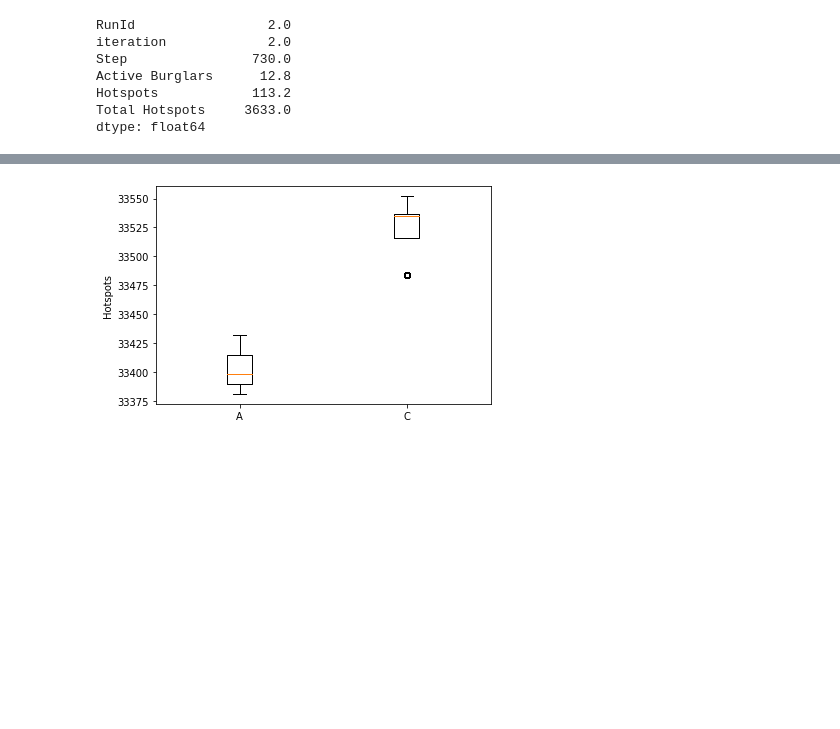
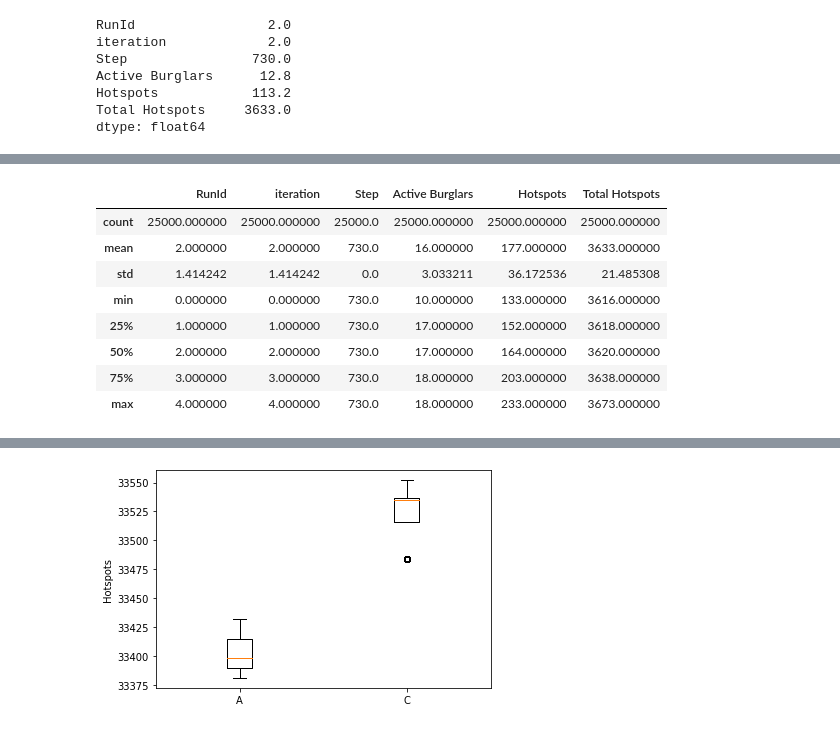
Before and after one commit to ohdearaugustin/CMSS, a Jupyter notebook: code/cmss_final.ipynb, the cells around one changed output, grey strips where cells are left out. Cells and saved outputs as stored; diff of their text form; code cells hidden in the pictures; blank space fills up the shorter version.

```diff
--- a/code/cmss_latest.ipynb
+++ b/code/cmss_final.ipynb
@@ -638,0 +642,12 @@ hotspots_d = result_d[['RunId', 'iteration','Step', 'Active Burglars','Hotspots'
+# %%
+hotspots_b.describe()
+# %% [output]
+|  | RunId | iteration | Step | Active Burglars | Hotspots | Total Hotspots |
+| count | 25000.000000 | 25000.000000 | 25000.0 | 25000.000000 | 25000.000000 | 25000.000000 |
+| mean | 2.000000 | 2.000000 | 730.0 | 16.000000 | 177.000000 | 3633.000000 |
+| std | 1.414242 | 1.414242 | 0.0 | 3.033211 | 36.172536 | 21.485308 |
+| min | 0.000000 | 0.000000 | 730.0 | 10.000000 | 133.000000 | 3616.000000 |
+| 25% | 1.000000 | 1.000000 | 730.0 | 17.000000 | 152.000000 | 3618.000000 |
+| 50% | 2.000000 | 2.000000 | 730.0 | 17.000000 | 164.000000 | 3620.000000 |
+| 75% | 3.000000 | 3.000000 | 730.0 | 18.000000 | 203.000000 | 3638.000000 |
+| max | 4.000000 | 4.000000 | 730.0 | 18.000000 | 233.000000 | 3673.000000 |
```
Also changed, not shown: parts of 8 cells of this notebook.
